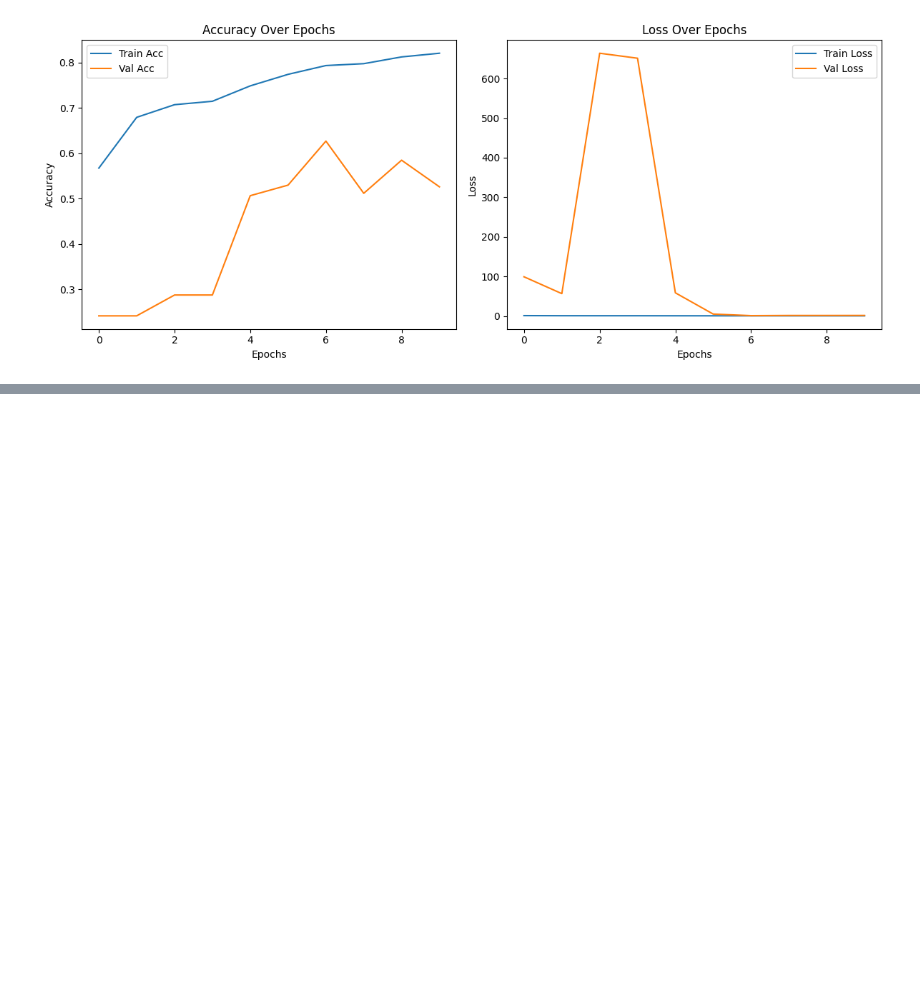
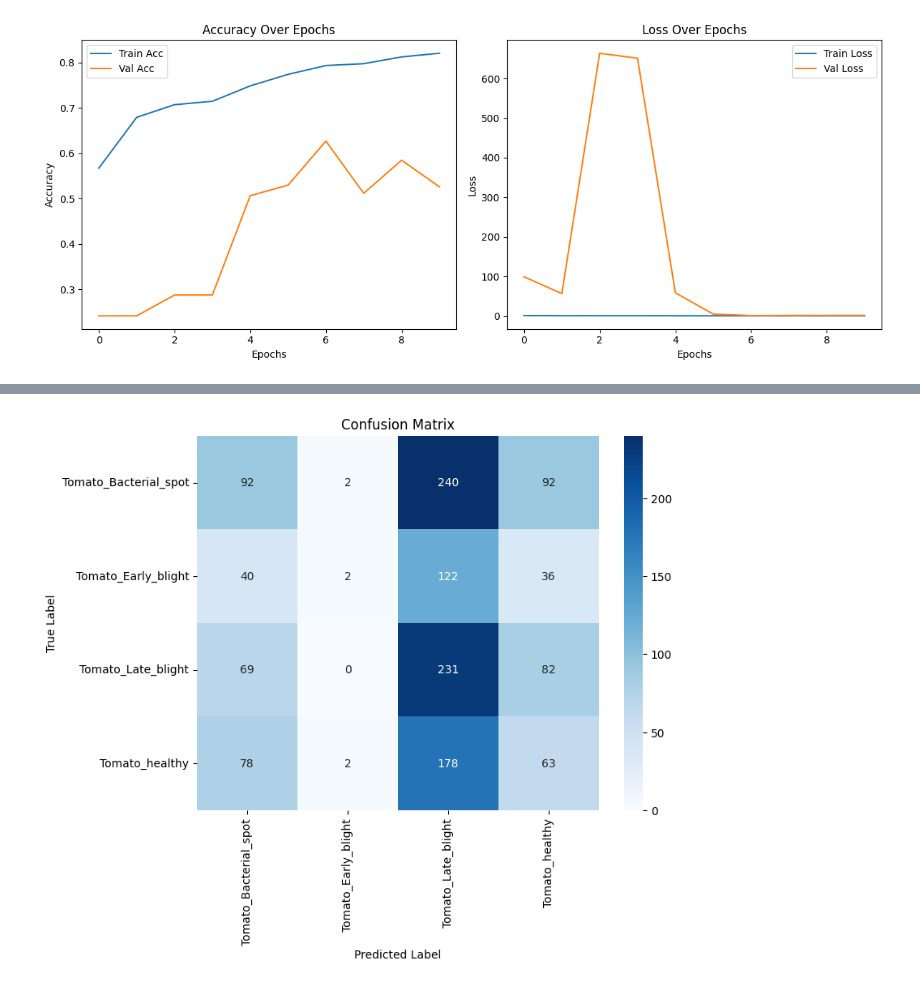
Before and after one commit to ANSHTHAKUR07/Vision-plant-des, a Jupyter notebook: trainin.ipynb, the cells around one changed output, grey strips where cells are left out. Cells and saved outputs as stored; diff of their text form; code cells hidden in the pictures; blank space fills up the shorter version.

```diff
--- a/trainin.ipynb
+++ b/trainin.ipynb
@@ -134,3 +134,21 @@ Epoch 10/10
 WARNING:absl:You are saving your model as an HDF5 file via `model.save()` or `keras.saving.save_model(model)`. This file format is considered legacy. We recommend using instead the native Keras format ...
 ✅ Model saved!
 [figure]
+# %%
+from sklearn.metrics import classification_report
+import numpy as np
+
+# Get predictions on validation data
+val_preds = model.predict(val_gen, verbose=1)
+val_preds_classes = np.argmax(val_preds, axis=1)
+
+# True labels
+val_true_classes = val_gen.classes
+
+# Classification Report (Precision, Recall, F1-Score)
+class_report = classification_report(val_true_classes, val_preds_classes, target_names=train_gen.class_indices.keys())
+print("Classification Report:\n", class_report)
+
+# Optionally, save the classification report
+with open('/content/drive/MyDrive/PlantVillage/classification_report.txt', 'w') as f:
+    f.write(class_report)
@@ -136,0 +168,18 @@ WARNING:absl:You are saving your model as an HDF5 file via `model.save()` or `ke
+# %%
+import seaborn as sns
+import matplotlib.pyplot as plt
+from sklearn.metrics import confusion_matrix
+
+# Confusion Matrix
+conf_matrix = confusion_matrix(val_true_classes, val_preds_classes)
+plt.figure(figsize=(8, 6))
+sns.heatmap(conf_matrix, annot=True, fmt="d", cmap="Blues", xticklabels=train_gen.class_indices.keys(), yticklabels=train_gen.class_indices.keys())
+plt.title('Confusion Matrix')
+plt.xlabel('Predicted Label')
+plt.ylabel('True Label')
+plt.show()
+
+# Optionally, save the confusion matrix
+np.save('/content/drive/MyDrive/PlantVillage/confusion_matrix.npy', conf_matrix)
+# %% [output]
+[figure, added]
```
Also changed, not shown: parts of 3 cells of this notebook.
